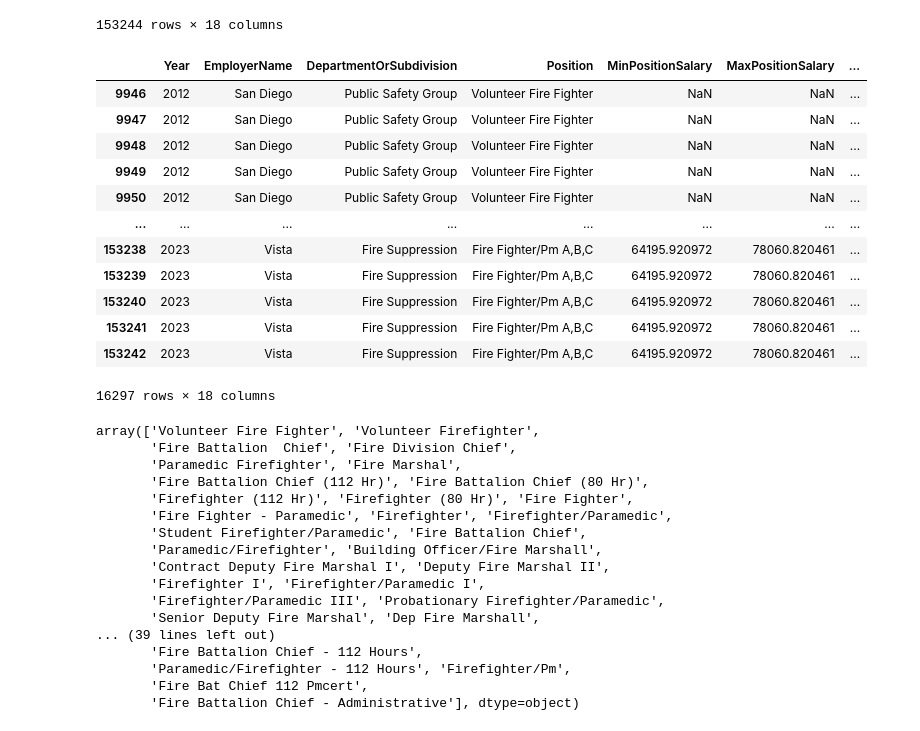
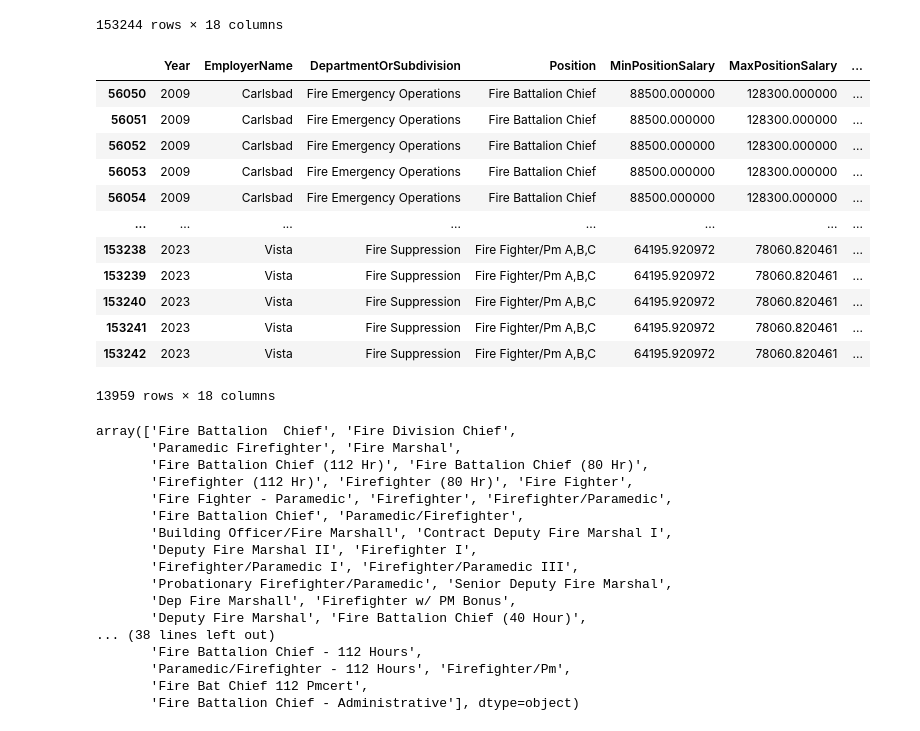
Before and after one commit to BrianLiu1319/San-Diego-County-Quid-Pro-Quo-Wage-Analysis, a Jupyter notebook: WageVsVacancies.ipynb, the cells around one changed output. Cells and saved outputs as stored; diff of their text form; code cells hidden in the pictures.

```diff
--- a/WageVsVacancies.ipynb
+++ b/WageVsVacancies.ipynb
@@ -26,60 +26,60 @@ df
 # %%
 # Define the keywords for positions to include and exclude
 include_keywords = {}
 include_keywords['Police'] = ['Police Officer', 'Police Detective', 'Police Agent', 'Police Corporal',
                     'Police Sergeant', 'Police Lieutenant', 'Police Captain', 'Police Chief', 'Chief of Police']
 include_keywords['Engineer'] = ['Engineer']
 include_keywords['Fire'] = ['Firefighter', 'Fire Fighter', 'Fire  Chief', 'Fire Marshal', 'Fire Division Chief', 'Fire Battalion Chief', 'Fire Battalion  Chief', 'Fire  Chief', 'Fire Bat Chief']
 
 exclude_keywords = {}
 exclude_keywords['Police'] = ['Assistant', 'Secretary', 'Assist', 'Asst', 'Trainee', 'tied', 'Reserve', 'Temp', 'Security', 'terminal', 'Terminal']
 exclude_keywords['Engineer'] = ['Assistant', 'Assist', 'Asst', 'Student', 'Battalion']
 exclude_keywords['Fire'] = ['Assistant', 'Assist', 'Asst', 'Volunteer', 'Student']
 
-position = 'Police'
+position = 'Fire'
 
 # Filter for positions that contain one of the include keywords
-#include_filter = df['Position'].str.contains('|'.join(include_keywords[position]), case=False, na=False)
+include_filter = df['Position'].str.contains('|'.join(include_keywords[position]), case=False, na=False)
 
 # Exclude positions containing the exclude keywords
 exclude_filter = ~df['Position'].str.contains('|'.join(exclude_keywords[position]), case=False, na=False)
 
 # Apply both filters
 filtered_df = df[include_filter & exclude_filter]
 
-filtered_df.to_csv(f"C:/Users/Ericm\PycharmProjects\wageData\.venv\Scripts/{position}WageDataAdjusted.csv")
+#filtered_df.to_csv(f"C:/Users/Ericm\PycharmProjects\wageData\.venv\Scripts/{position}WageDataAdjusted.csv")
 
 filtered_df
 # %% [output]
 |  | Year | EmployerName | DepartmentOrSubdivision | Position | MinPositionSalary | MaxPositionSalary | ... |
-| 9946 | 2012 | San Diego | Public Safety Group | Volunteer Fire Fighter | NaN | NaN | ... |
-| 9947 | 2012 | San Diego | Public Safety Group | Volunteer Fire Fighter | NaN | NaN | ... |
-| 9948 | 2012 | San Diego | Public Safety Group | Volunteer Fire Fighter | NaN | NaN | ... |
-| 9949 | 2012 | San Diego | Public Safety Group | Volunteer Fire Fighter | NaN | NaN | ... |
-| 9950 | 2012 | San Diego | Public Safety Group | Volunteer Fire Fighter | NaN | NaN | ... |
+| 56050 | 2009 | Carlsbad | Fire Emergency Operations | Fire Battalion Chief | 88500.000000 | 128300.000000 | ... |
+| 56051 | 2009 | Carlsbad | Fire Emergency Operations | Fire Battalion Chief | 88500.000000 | 128300.000000 | ... |
+| 56052 | 2009 | Carlsbad | Fire Emergency Operations | Fire Battalion Chief | 88500.000000 | 128300.000000 | ... |
+| 56053 | 2009 | Carlsbad | Fire Emergency Operations | Fire Battalion Chief | 88500.000000 | 128300.000000 | ... |
+| 56054 | 2009 | Carlsbad | Fire Emergency Operations | Fire Battalion Chief | 88500.000000 | 128300.000000 | ... |
 | ... | ... | ... | ... | ... | ... | ... | ... |
 | 153238 | 2023 | Vista | Fire Suppression | Fire Fighter/Pm A,B,C | 64195.920972 | 78060.820461 | ... |
 | 153239 | 2023 | Vista | Fire Suppression | Fire Fighter/Pm A,B,C | 64195.920972 | 78060.820461 | ... |
 | 153240 | 2023 | Vista | Fire Suppression | Fire Fighter/Pm A,B,C | 64195.920972 | 78060.820461 | ... |
 | 153241 | 2023 | Vista | Fire Suppression | Fire Fighter/Pm A,B,C | 64195.920972 | 78060.820461 | ... |
 | 153242 | 2023 | Vista | Fire Suppression | Fire Fighter/Pm A,B,C | 64195.920972 | 78060.820461 | ... |
-16297 rows × 18 columns
+13959 rows × 18 columns
 # %%
 filtered_df['Position'].unique()
 # %% [output]
-array(['Volunteer Fire Fighter', 'Volunteer Firefighter',
-       'Fire Battalion  Chief', 'Fire Division Chief',
+array(['Fire Battalion  Chief', 'Fire Division Chief',
        'Paramedic Firefighter', 'Fire Marshal',
        'Fire Battalion Chief (112 Hr)', 'Fire Battalion Chief (80 Hr)',
        'Firefighter (112 Hr)', 'Firefighter (80 Hr)', 'Fire Fighter',
        'Fire Fighter - Paramedic', 'Firefighter', 'Firefighter/Paramedic',
-       'Student Firefighter/Paramedic', 'Fire Battalion Chief',
-       'Paramedic/Firefighter', 'Building Officer/Fire Marshall',
-       'Contract Deputy Fire Marshal I', 'Deputy Fire Marshal II',
-       'Firefighter I', 'Firefighter/Paramedic I',
-       'Firefighter/Paramedic III', 'Probationary Firefighter/Paramedic',
-       'Senior Deputy Fire Marshal', 'Dep Fire Marshall',
-... (39 lines left out)
+       'Fire Battalion Chief', 'Paramedic/Firefighter',
+       'Building Officer/Fire Marshall', 'Contract Deputy Fire Marshal I',
+       'Deputy Fire Marshal II', 'Firefighter I',
+       'Firefighter/Paramedic I', 'Firefighter/Paramedic III',
+       'Probationary Firefighter/Paramedic', 'Senior Deputy Fire Marshal',
+       'Dep Fire Marshall', 'Firefighter w/ PM Bonus',
+       'Deputy Fire Marshal', 'Fire Battalion Chief (40 Hour)',
+... (38 lines left out)
        'Fire Battalion Chief - 112 Hours',
        'Paramedic/Firefighter - 112 Hours', 'Firefighter/Pm',
        'Fire Bat Chief 112 Pmcert',
```
Also changed, not shown: parts of 4 cells of this notebook.
